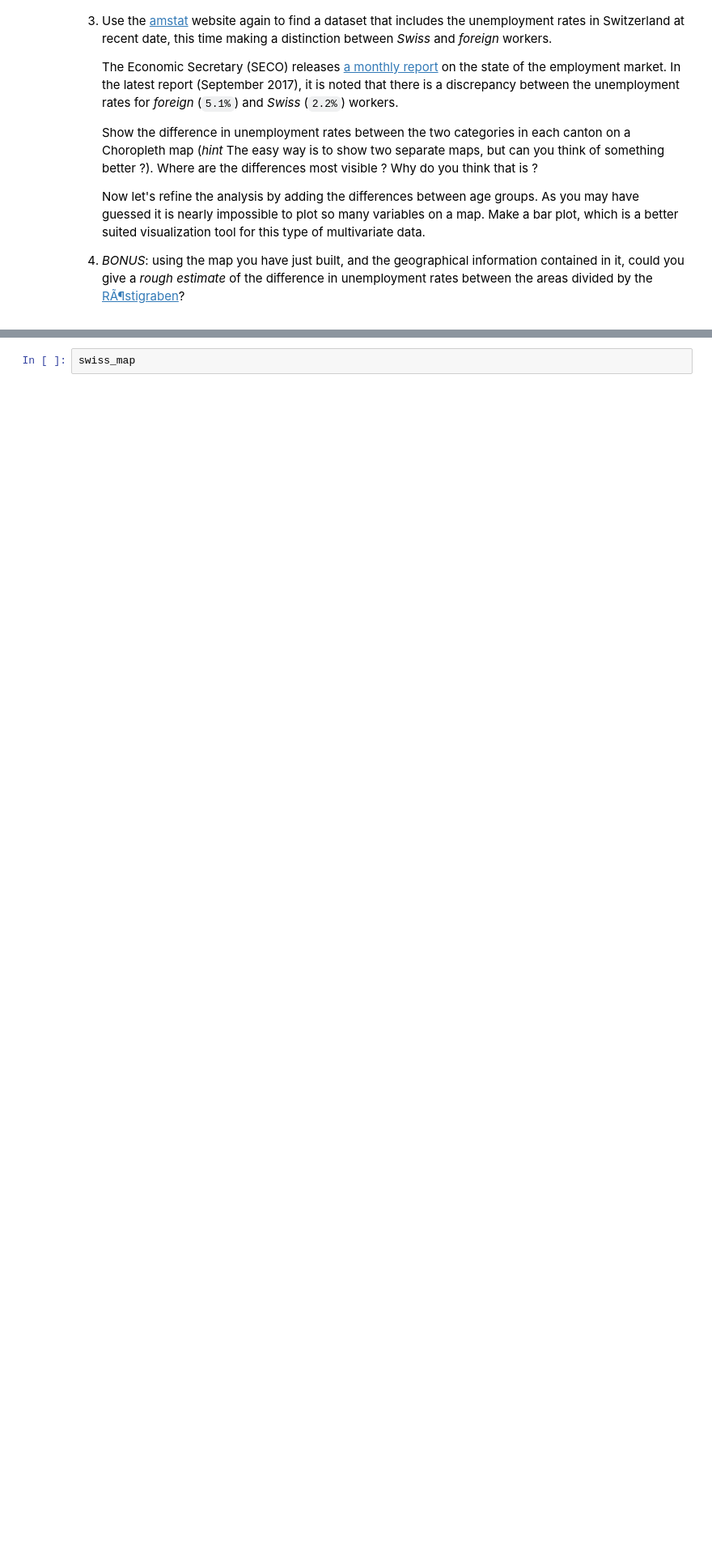
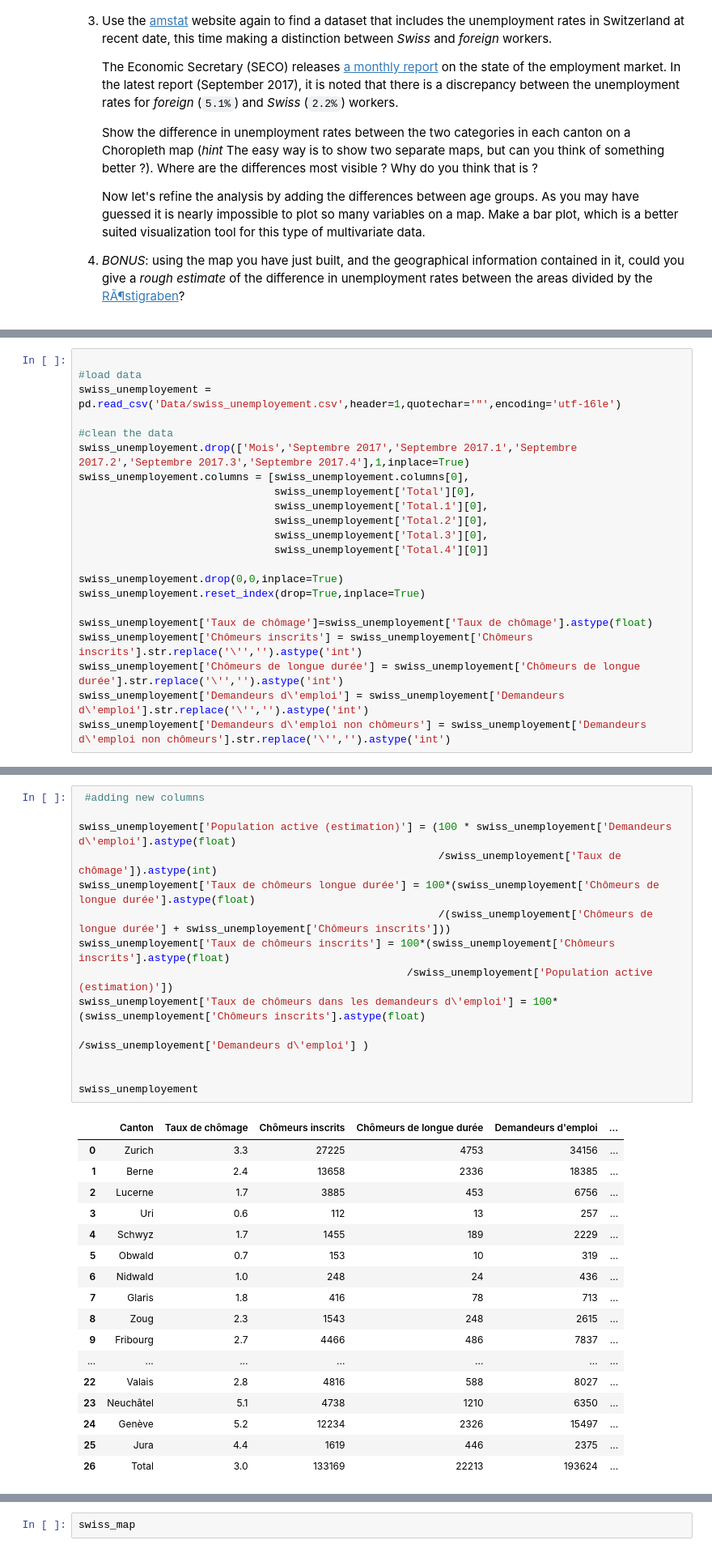
Before and after one commit to sbeuret/ADAProject_Bacsa_Beuret_Santarelli, a Jupyter notebook: 03 - Interactive Viz/Homework3.ipynb, the cells around one changed output, grey strips where cells are left out. Shown at 81% size. Drawn from its saved outputs; the diff is of its cells as text; blank space fills up the shorter version.

```diff
--- a/03 - Interactive Viz/Homework3.ipynb
+++ b/03 - Interactive Viz/Homework3.ipynb
@@ -105,0 +67,22 @@ See the caveats in the documentation: http://pandas.pydata.org/pandas-docs/stabl
+# %%
+
+#load data
+swiss_unemployement = pd.read_csv('Data/swiss_unemployement.csv',header=1,quotechar='"',encoding='utf-16le')
+
+#clean the data
+swiss_unemployement.drop(['Mois','Septembre 2017','Septembre 2017.1','Septembre 2017.2','Septembre 2017.3','Septembre 2017.4'],1,inplace=True)
+swiss_unemployement.columns = [swiss_unemployement.columns[0],
+                               swiss_unemployement['Total'][0],
+                               swiss_unemployement['Total.1'][0],
+                               swiss_unemployement['Total.2'][0],
+                               swiss_unemployement['Total.3'][0],
+                               swiss_unemployement['Total.4'][0]]
+
+swiss_unemployement.drop(0,0,inplace=True)
+swiss_unemployement.reset_index(drop=True,inplace=True)
+
+swiss_unemployement['Taux de chômage']=swiss_unemployement['Taux de chômage'].astype(float)
+swiss_unemployement['Chômeurs inscrits'] = swiss_unemployement['Chômeurs inscrits'].str.replace('\'','').astype('int')
+swiss_unemployement['Chômeurs de longue durée'] = swiss_unemployement['Chômeurs de longue durée'].str.replace('\'','').astype('int')
+swiss_unemployement['Demandeurs d\'emploi'] = swiss_unemployement['Demandeurs d\'emploi'].str.replace('\'','').astype('int')
+swiss_unemployement['Demandeurs d\'emploi non chômeurs'] = swiss_unemployement['Demandeurs d\'emploi non chômeurs'].str.replace('\'','').astype('int')
@@ -105,0 +91,32 @@ See the caveats in the documentation: http://pandas.pydata.org/pandas-docs/stabl
+# %%
+ #adding new columns
+
+swiss_unemployement['Population active (estimation)'] = (100 * swiss_unemployement['Demandeurs d\'emploi'].astype(float)
+                                                         /swiss_unemployement['Taux de chômage']).astype(int)
+swiss_unemployement['Taux de chômeurs longue durée'] = 100*(swiss_unemployement['Chômeurs de longue durée'].astype(float)
+                                                         /(swiss_unemployement['Chômeurs de longue durée'] + swiss_unemployement['Chômeurs inscrits']))
+swiss_unemployement['Taux de chômeurs inscrits'] = 100*(swiss_unemployement['Chômeurs inscrits'].astype(float)
+                                                    /swiss_unemployement['Population active (estimation)'])
+swiss_unemployement['Taux de chômeurs dans les demandeurs d\'emploi'] = 100*(swiss_unemployement['Chômeurs inscrits'].astype(float)
+                                                                         /swiss_unemployement['Demandeurs d\'emploi'] )
+
+
+swiss_unemployement
+# %% [output]
+|  | Canton | Taux de chômage | Chômeurs inscrits | Chômeurs de longue durée | Demandeurs d'emploi | ... |
+| 0 | Zurich | 3.3 | 27225 | 4753 | 34156 | ... |
+| 1 | Berne | 2.4 | 13658 | 2336 | 18385 | ... |
+| 2 | Lucerne | 1.7 | 3885 | 453 | 6756 | ... |
+| 3 | Uri | 0.6 | 112 | 13 | 257 | ... |
+| 4 | Schwyz | 1.7 | 1455 | 189 | 2229 | ... |
+| 5 | Obwald | 0.7 | 153 | 10 | 319 | ... |
+| 6 | Nidwald | 1.0 | 248 | 24 | 436 | ... |
+| 7 | Glaris | 1.8 | 416 | 78 | 713 | ... |
+| 8 | Zoug | 2.3 | 1543 | 248 | 2615 | ... |
+| 9 | Fribourg | 2.7 | 4466 | 486 | 7837 | ... |
+| ... | ... | ... | ... | ... | ... | ... |
+| 22 | Valais | 2.8 | 4816 | 588 | 8027 | ... |
+| 23 | Neuchâtel | 5.1 | 4738 | 1210 | 6350 | ... |
+| 24 | Genève | 5.2 | 12234 | 2326 | 15497 | ... |
+| 25 | Jura | 4.4 | 1619 | 446 | 2375 | ... |
+| 26 | Total | 3.0 | 133169 | 22213 | 193624 | ... |
```
Also changed, not shown: parts of 12 cells of this notebook, 1 other file.
